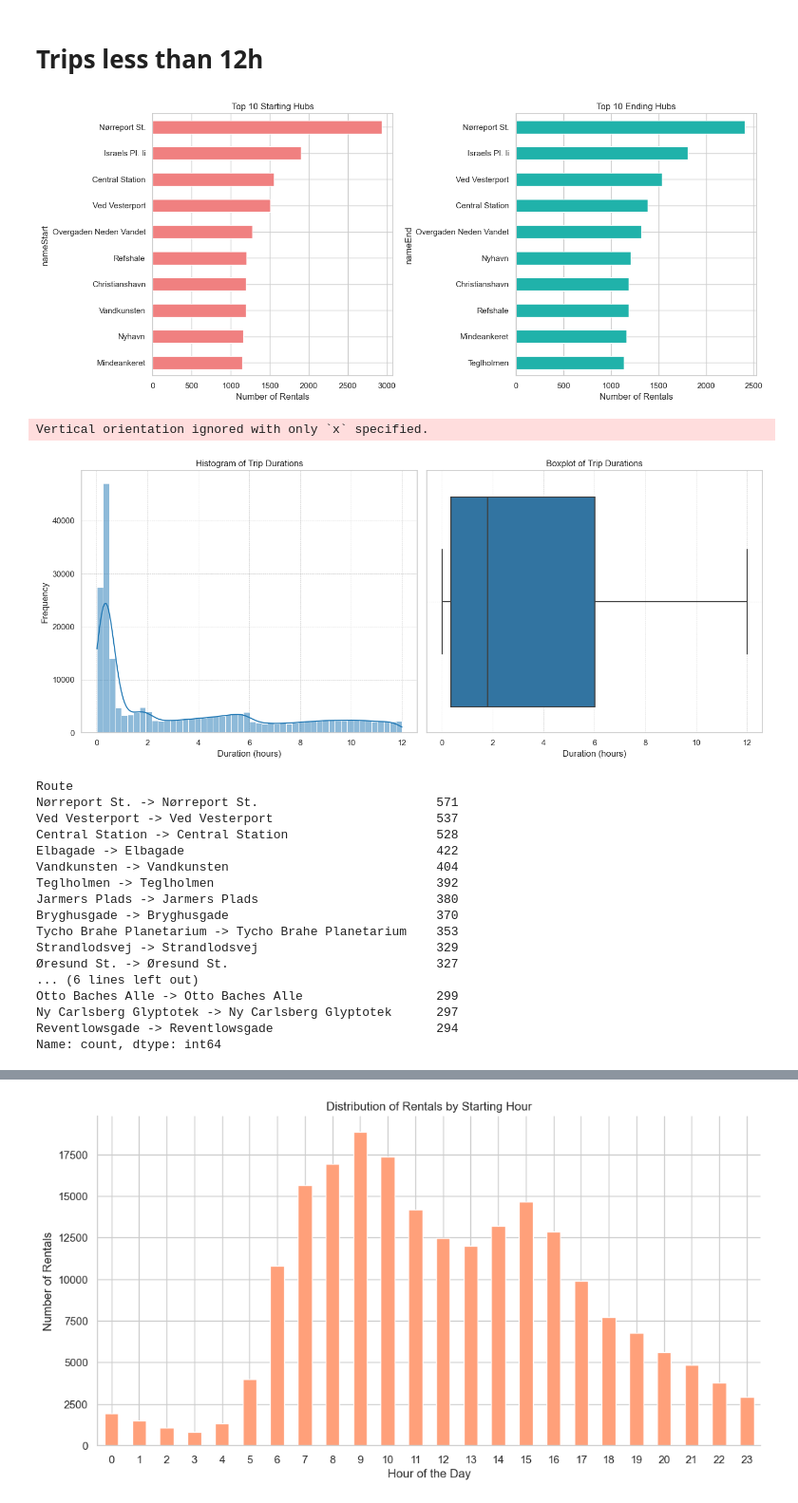
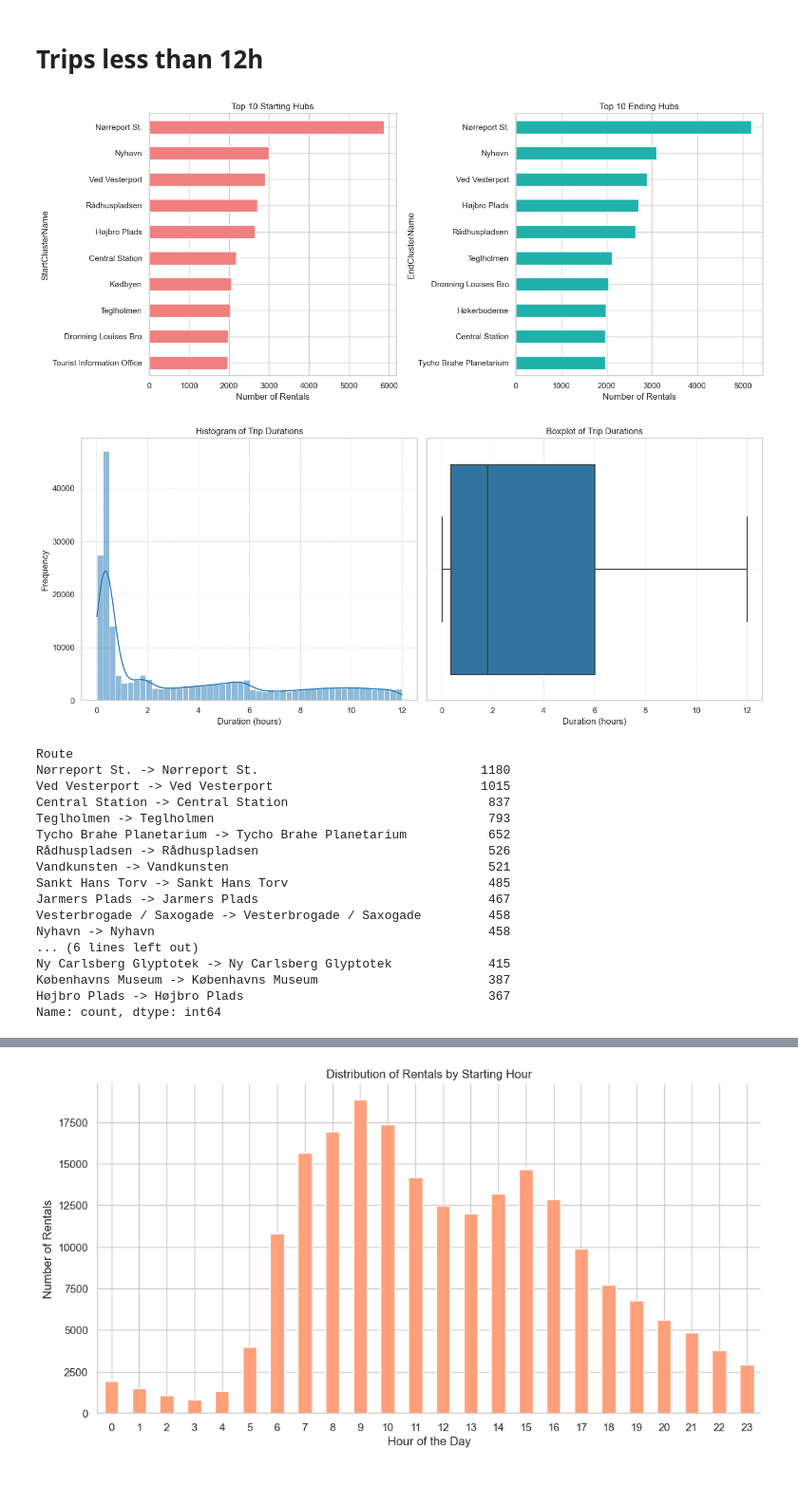
Before and after one commit to mihainipomici/multimodal_public_transport_copenhagen, a Jupyter notebook: notebooks/donkey_analysis.ipynb, the cells around one changed output, grey strips where cells are left out. Shown at 95% size. Saved outputs shown, nothing was run; the diff lists cells and outputs as text; code cells hidden in the pictures.

```diff
--- a/notebooks/donkey_analysis.ipynb
+++ b/notebooks/donkey_analysis.ipynb
@@ -229,6 +232,6 @@ long_trips_count, percentage_long_trips
 # %%
 # create boolean column called RoundTrip
-rentals['RoundTrip'] = rentals['nameStart'] == rentals['nameEnd']
+rentals['RoundTrip'] = rentals['StartHubClusterId'] == rentals['EndHubClusterId']
 # %%
 rentals.head()
 # %% [output]
@@ -280,31 +283,31 @@ remaining_long_trips_count
 rentals = rentals[rentals['TripDurationHr'] <= 12]
 # %%
 # Top 10 hubs for starting rentals
-top_start_hubs = rentals['nameStart'].value_counts().head(10)
+top_start_hubs = rentals['StartClusterName'].value_counts().head(10)
 
 # Top 10 hubs for ending rentals
-top_end_hubs = rentals['nameEnd'].value_counts().head(10)
+top_end_hubs = rentals['EndClusterName'].value_counts().head(10)
 
 plt.figure(figsize=(14, 6))
 
 # Plotting top starting hubs
 plt.subplot(1, 2, 1)
 top_start_hubs.plot(kind='barh', color='lightcoral')
 plt.title('Top 10 Starting Hubs')
 plt.xlabel('Number of Rentals')
 plt.gca().invert_yaxis()  # To have the hub with the highest count at the top
 
 # Plotting top ending hubs
 plt.subplot(1, 2, 2)
 top_end_hubs.plot(kind='barh', color='lightseagreen')
 plt.title('Top 10 Ending Hubs')
 plt.xlabel('Number of Rentals')
 plt.gca().invert_yaxis()
 
 plt.tight_layout()
 plt.show()
 # %% [output]
-[figure, old version]
+[figure, new version]
 # %%
 # plot the distribution of the TripDurationHr column using a histogram and a boxplot using subplots
 
@@ -328,11 +331,10 @@ plt.grid(True, which='both', linestyle='--', linewidth=0.5)
 plt.tight_layout()
 plt.show()
 # %% [output]
-Vertical orientation ignored with only `x` specified.
 [figure]
 # %%
 # Create a combined column representing the route as "StartHub -> EndHub"
-rentals['Route'] = rentals['nameStart'] + " -> " + rentals['nameEnd']
+rentals['Route'] = rentals['StartClusterName'] + " -> " + rentals['EndClusterName']
 
 # Identify the top 10 most popular routes
 top_routes = rentals['Route'].value_counts().head(20)
@@ -340,21 +342,21 @@ top_routes = rentals['Route'].value_counts().head(20)
 top_routes
 # %% [output]
 Route
-Nørreport St. -> Nørreport St.                        571
-Ved Vesterport -> Ved Vesterport                      537
-Central Station -> Central Station                    528
-Elbagade -> Elbagade                                  422
-Vandkunsten -> Vandkunsten                            404
-Teglholmen -> Teglholmen                              392
-Jarmers Plads -> Jarmers Plads                        380
-Bryghusgade -> Bryghusgade                            370
-Tycho Brahe Planetarium -> Tycho Brahe Planetarium    353
-Strandlodsvej -> Strandlodsvej                        329
-Øresund St. -> Øresund St.                            327
+Nørreport St. -> Nørreport St.                              1180
+Ved Vesterport -> Ved Vesterport                            1015
+Central Station -> Central Station                           837
+Teglholmen -> Teglholmen                                     793
+Tycho Brahe Planetarium -> Tycho Brahe Planetarium           652
+Rådhuspladsen -> Rådhuspladsen                               526
+Vandkunsten -> Vandkunsten                                   521
+Sankt Hans Torv -> Sankt Hans Torv                           485
+Jarmers Plads -> Jarmers Plads                               467
+Vesterbrogade / Saxogade -> Vesterbrogade / Saxogade         458
+Nyhavn -> Nyhavn                                             458
 ... (6 lines left out)
-Otto Baches Alle -> Otto Baches Alle                  299
-Ny Carlsberg Glyptotek -> Ny Carlsberg Glyptotek      297
-Reventlowsgade -> Reventlowsgade                      294
+Ny Carlsberg Glyptotek -> Ny Carlsberg Glyptotek             415
+Københavns Museum -> Københavns Museum                       387
+Højbro Plads -> Højbro Plads                                 367
 Name: count, dtype: int64
 # %%
 # for each value in top_routes, get the average trip duration
```
Also changed, not shown: parts of 47 cells of this notebook, 6 other files.
